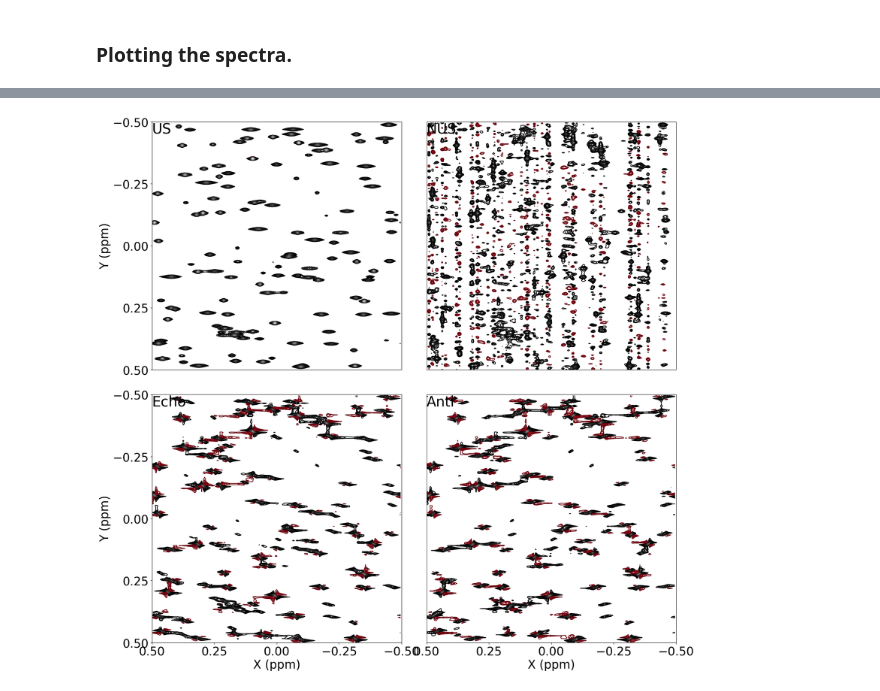
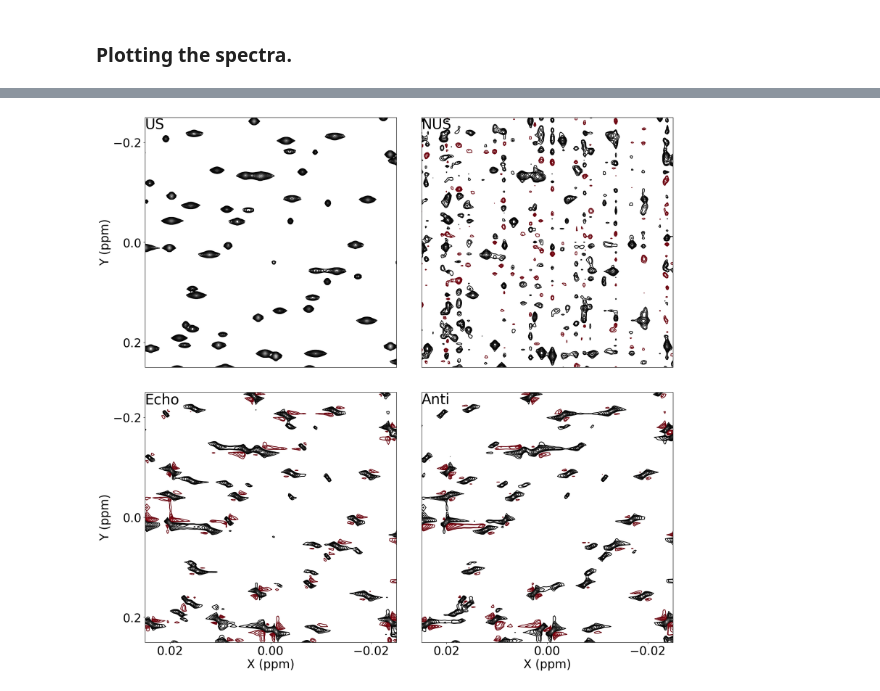
Before and after one commit to Amir-Jahangiri/MRAi_2D, a Jupyter notebook: Generator.ipynb, the cells around one changed output, grey strips where cells are left out. Drawn from its saved outputs; the diff is of its cells as text; code cells hidden in the pictures.

```diff
--- a/Generator.ipynb
+++ b/Generator.ipynb
@@ -124,10 +132,12 @@ The evolution times $t_1$ and $t_2$ range from $0$ to $T - 1$, where $T$ is the
 ![Generator.png](Figs/Generator.png)
 # %%
 %%time
+# These parameters have been used for the generation of "Spectra/Data.ft2"
+
 # Number of complex points in each dimension [t1 points, t2 points]
-T = np.array([128,128])
+T = np.array([128,2048])
 # Total number of peaks
-N = T[-1]
+N = 2048
 # Amplitude range
 a_range = np.array([0.05,1])
 # Frequency range (normalized frequencies)
@@ -144,8 +154,8 @@ phi_range = np.array([0,1])*np.pi/180
 MODE = 0
 # Signal-to-noise ratio
 SNR = 1000
-# Seed for generation "Spectra/Data.ft2"
-np.random.seed(1234)
+# Seed for generation
+np.random.seed(50)
 # Generate a Uniform Sampling spectrum using a dictionary (dic) file in NMRPipe format
 dic, US = pr.pipe_generator.data_Full(T,N,a_range,omega_range,tau_range,phi_range,SNR,MODE)
 # %% [output]
@@ -196,7 +206,7 @@ Wall time: 2.02 ms
 fig, ax = plt.subplots(2,2,figsize=(2*10,2*10))
 cmap = [plt.cm.Greys_r,plt.cm.Reds_r]       #[+,-] contour map (colors to use for contours)
 contour = [0.025,1.3,15]                     #[contour level start value, scaling factor between contour level]
-lim = [0.5,-0.5,0.5,-0.5]                    #[xlim from,xlim to,ylim from,ylim to]
+lim = [0.025,-0.025,0.25,-0.25]                    #[xlim from,xlim to,ylim from,ylim to]
 
 pr.PLOTS.subp(ax[0,0],dic,US/np.max(US), "US",contour,cmap,lim)
 pr.PLOTS.subp(ax[0,1],dic,NUS/np.max(US), "NUS",contour,cmap,lim)
@@ -215 +225 @@ Wall time: 394 ms
-[figure, old version]
+[figure, new version]
```
Also changed, not shown: parts of 7 cells of this notebook, 1 other file.
